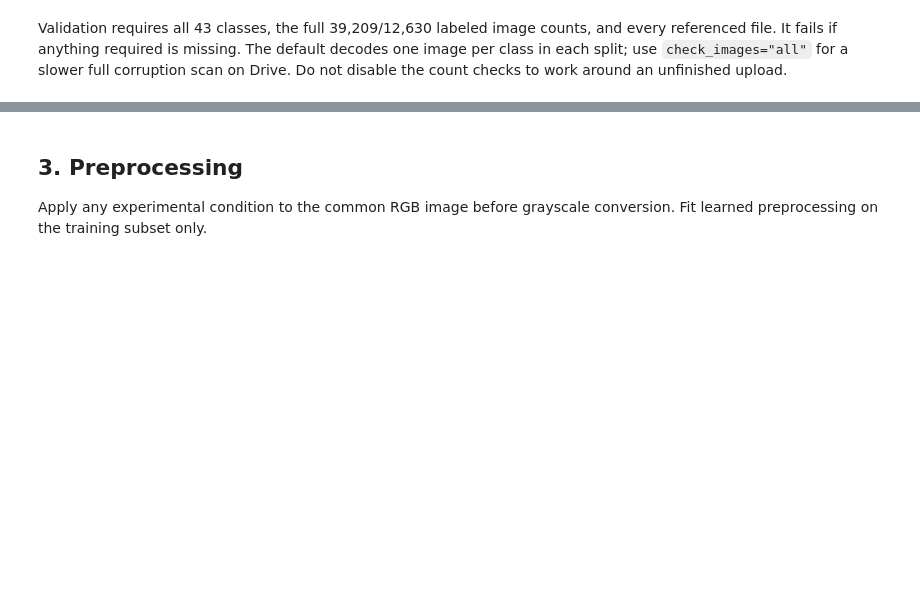
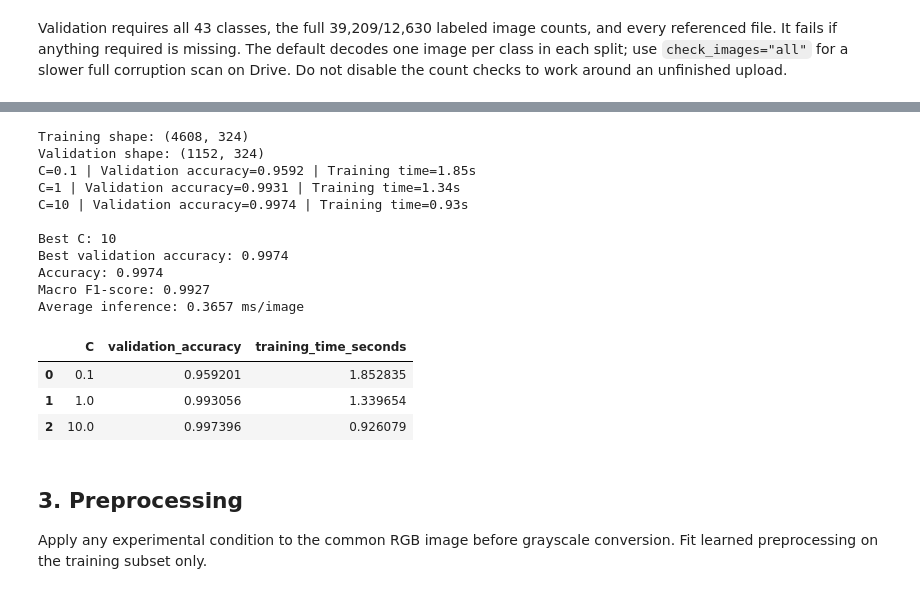
Before and after one commit to Davy-Chu/CP467GroupProject, a Jupyter notebook: notebooks/01_hog_svm.ipynb, the cells around one changed output, grey strips where cells are left out. Cells and saved outputs as stored; diff of their text form; code cells hidden in the pictures; blank space fills up the shorter version.

```diff
--- a/notebooks/01_hog_svm.ipynb
+++ b/notebooks/01_hog_svm.ipynb
@@ -121,12 +121,3 @@ Shared conditions: {'brightness': {'factor': 0.5}, 'noise': {'std': 0.05}, 'moti
 ## 2. Load Dataset
 # %% [markdown]
 Validation requires all 43 classes, the full 39,209/12,630 labeled image counts, and every referenced file. It fails if anything required is missing. The default decodes one image per class in each split; use `check_images="all"` for a slower full corruption scan on Drive. Do not disable the count checks to work around an unfinished upload.
-# %%
-# This must pass before either team begins model development.
-training_metadata, test_metadata = validate_dataset(DATA_ROOT, check_images="sample")
-train_metadata, validation_metadata = make_train_validation_split(training_metadata)
-SPLIT_ID = split_fingerprint(train_metadata, validation_metadata)
-print(f"Training subset: {len(train_metadata):,}")
-print(f"Validation subset: {len(validation_metadata):,}")
-print(f"Official test (final evaluation only): {len(test_metadata):,}")
-print("Split ID (must match across teammates):", SPLIT_ID)
@@ -143,3 +171,43 @@ Restore the original missing GTSRB files or choose a complete Drive copy. Meta.c
+# %%
+
+# Train HOG + SVM on all available development images
+
+x_train, y_train = extract_hog_dataset(train_metadata)
+x_val, y_val = extract_hog_dataset(validation_metadata)
+
+print("Training shape:", x_train.shape)
+print("Validation shape:", x_val.shape)
+
+best_svm, svm_results = train_svm(
+    x_train,
+    y_train,
+    x_val,
+    y_val,
+)
+
+svm_metrics, svm_predictions = evaluate_svm(
+    best_svm,
+    x_val,
+    y_val,
+)
+
+display(svm_results)
+# %% [output]
+Training shape: (4608, 324)
+Validation shape: (1152, 324)
+C=0.1 | Validation accuracy=0.9592 | Training time=1.85s
+C=1 | Validation accuracy=0.9931 | Training time=1.34s
+C=10 | Validation accuracy=0.9974 | Training time=0.93s
+
+Best C: 10
+Best validation accuracy: 0.9974
+Accuracy: 0.9974
+Macro F1-score: 0.9927
+Average inference: 0.3657 ms/image
+|  | C | validation_accuracy | training_time_seconds |
+| 0 | 0.1 | 0.959201 | 1.852835 |
+| 1 | 1.0 | 0.993056 | 1.339654 |
+| 2 | 10.0 | 0.997396 | 0.926079 |
 # %% [markdown]
 ## 3. Preprocessing
 Apply any experimental condition to the common RGB image before grayscale conversion. Fit learned preprocessing on the training subset only.
```
Also changed, not shown: parts of 9 cells of this notebook.
